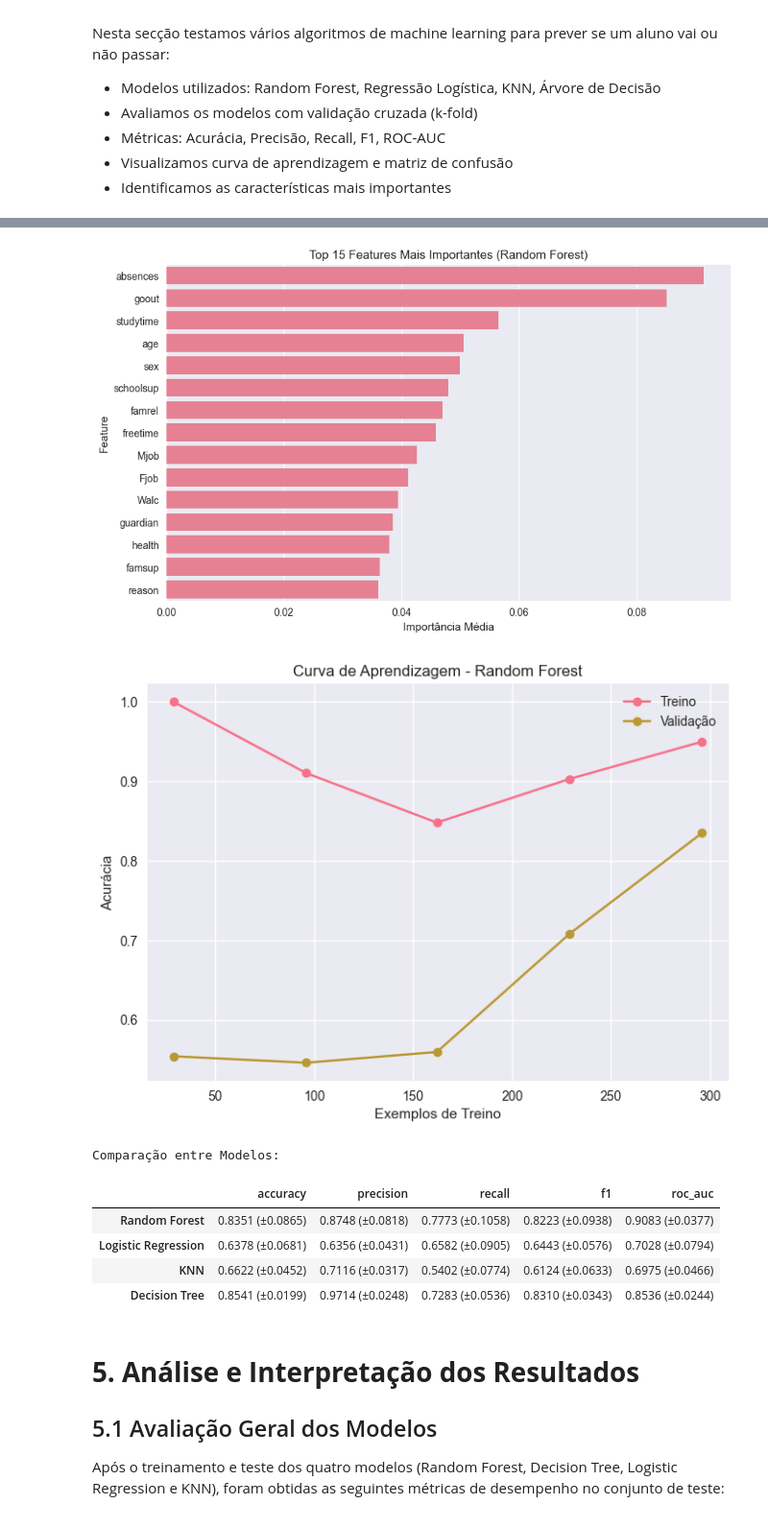
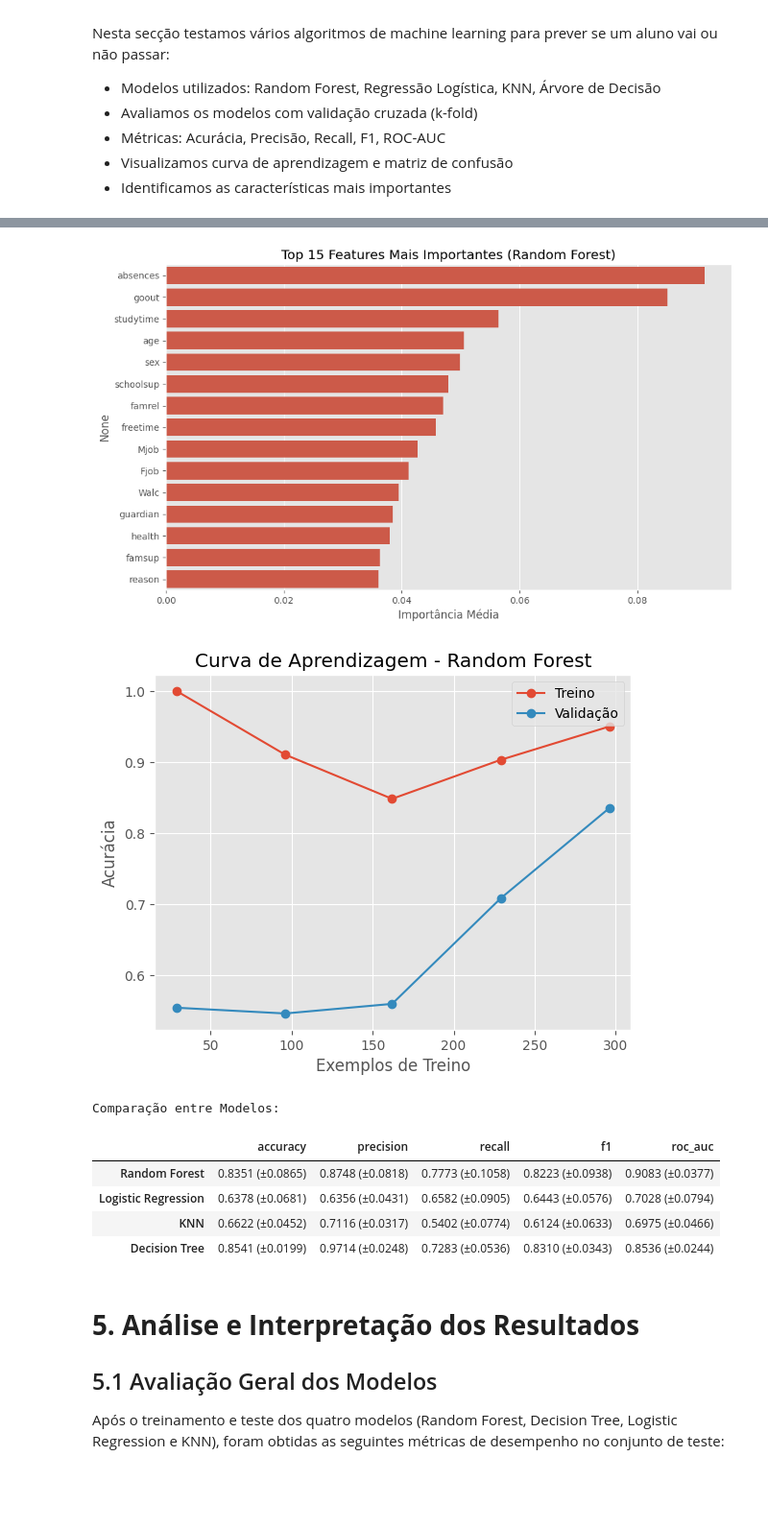
Before and after one commit to aldeas19/datascproj, a Jupyter notebook: FINALNOTEBOOK_COMPLETO.ipynb, the cells around one changed output, grey strips where cells are left out. Shown at 96% size. Saved outputs shown, nothing was run; the diff lists cells and outputs as text; code cells hidden in the pictures; blank space fills up the shorter version.

```diff
--- a/FINALNOTEBOOK_COMPLETO.ipynb
+++ b/FINALNOTEBOOK_COMPLETO.ipynb
@@ -375,6 +399,9 @@ from sklearn.metrics import (
     accuracy_score, precision_score, recall_score, f1_score,
     roc_auc_score, confusion_matrix, ConfusionMatrixDisplay, make_scorer
 )
+import matplotlib.pyplot as plt
+import seaborn as sns
+plt.style.use('ggplot')
 
 # Modelos a testar
 models = {
@@ -410,28 +437,45 @@ for name, model in models.items():
     results[name] = cv_results
 
 # Avaliação de um modelo (ex: Random Forest)
+kf = KFold(n_splits=5, shuffle=True, random_state=42)
+
+results = {}
+for name, model in models.items():
+    cv_results = cross_validate(
+        estimator=model,
+        X=X_train_resampled,  # Ensure this is DataFrame with columns
+        y=y_train_resampled,
+        cv=kf,
+        scoring=scoring,
+        return_train_score=True,
+        return_estimator=True
+    )
+    results[name] = cv_results
+
+# [FIXED] Avaliação do Random Forest
 rf_results = results["Random Forest"]
-model = rf_results['estimator'][-1]  # último modelo treinado
-best_model = model
-y_pred = model.predict(X_test)
+model = rf_results['estimator'][-1]
 
-# Matriz de confusão
-cm = confusion_matrix(y_test, y_pred)
-disp = ConfusionMatrixDisplay(confusion_matrix=cm)
-disp.plot(cmap=plt.cm.Blues)
+# Ensure test data has same features as training
+X_test_aligned = pd.DataFrame(X_test, columns=X_train_resampled.columns)
+y_pred = model.predict(X_test_aligned)
+
+# [FIXED] Matriz de confusão
+fig, ax = plt.subplots(figsize=(8,6))
+ConfusionMatrixDisplay.from_estimator(model, X_test_aligned, y_test, ax=ax, cmap='Blues')
 plt.title("Matriz de Confusão - Random Forest")
 plt.show()
 
-# Importância das features
+# [FIXED] Importância das features
 if hasattr(model, 'feature_importances_'):
     importances = np.mean([est.feature_importances_ for est in rf_results['estimator']], axis=0)
-    features = pd.Series(importances, index=df.drop(columns="passed").columns).sort_values(ascending=False)
+    features = pd.Series(importances, index=X_train_resampled.columns).sort_values(ascending=False)
 
     plt.figure(figsize=(10, 6))
     sns.barplot(x=features.head(15).values, y=features.head(15).index)
     plt.title("Top 15 Features Mais Importantes (Random Forest)")
     plt.xlabel("Importância Média")
-    plt.ylabel("Feature")
+    plt.tight_layout()  # Prevent label cutoff
     plt.show()
 
 # Curva de aprendizagem
@@ -464,5 +508,5 @@ display(comparison)
-[figure, old version]
+[figure, new version]
-[figure, old version]
+[figure, new version]
 Comparação entre Modelos:
 |  | accuracy | precision | recall | f1 | roc_auc |
 | Random Forest | 0.8351 (±0.0865) | 0.8748 (±0.0818) | 0.7773 (±0.1058) | 0.8223 (±0.0938) | 0.9083 (±0.0377) |
```
Also changed, not shown: parts of 6 cells of this notebook, 2 other files.
